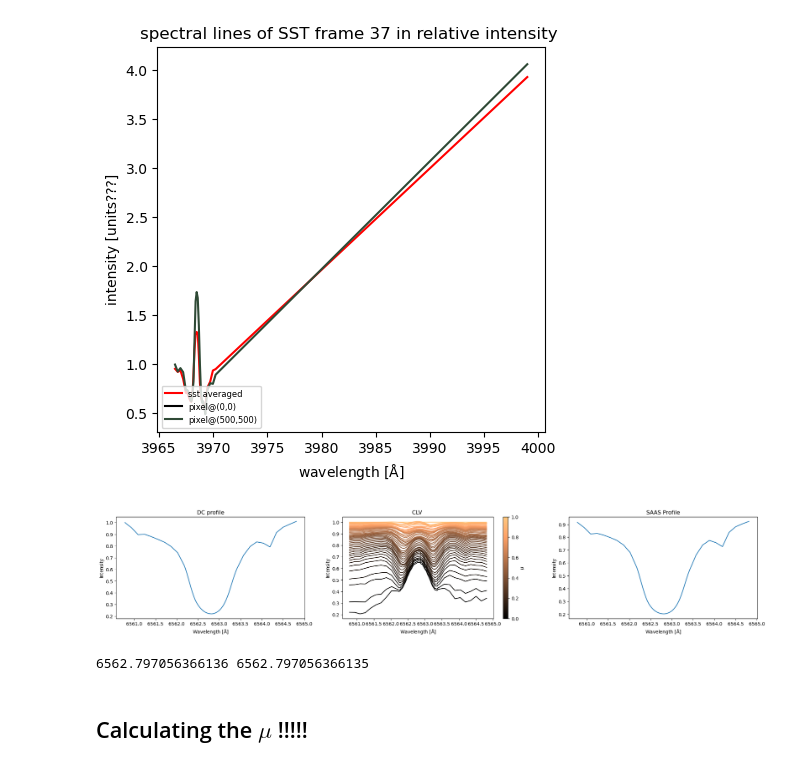
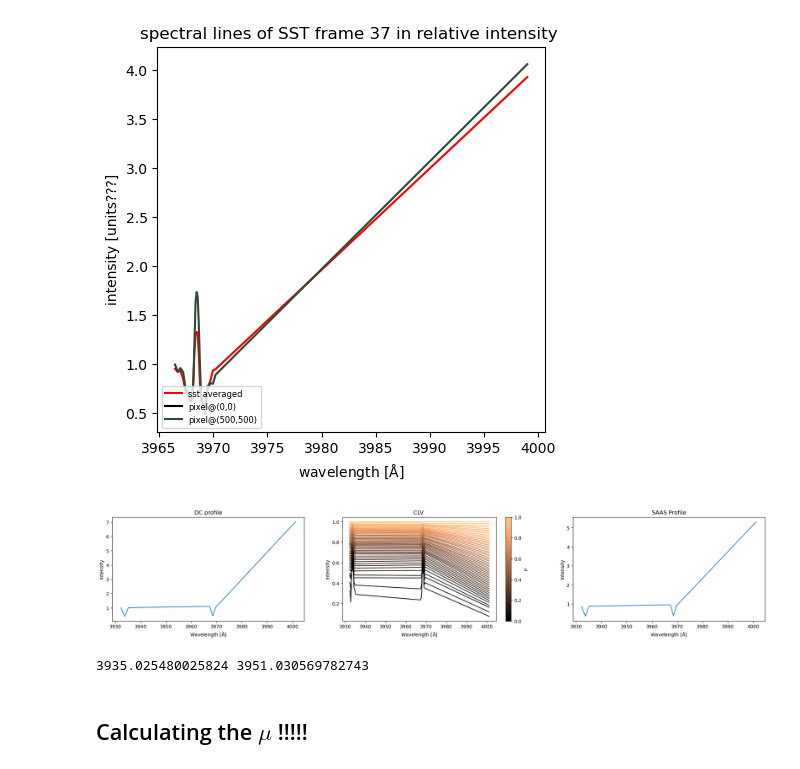
Before and after one commit to demichieldewilde/solar-flares, a Jupyter notebook: data/2023-06-09/saas_CaK23.ipynb, the cells around one changed output. Saved outputs shown, nothing was run; the diff lists cells and outputs as text; code cells hidden in the pictures.

```diff
--- a/data/2023-06-09/saas_CaK23.ipynb
+++ b/data/2023-06-09/saas_CaK23.ipynb
@@ -312,11 +315,11 @@ CaK.plot_integrate_spectr(frame, pixels=[[0,0],[500,500]])
 [figure]
 # %%
 reload(un)
-theor_CaK = un.linestudier('E:/solar flares/data/2017-09-06/fits/6563_clv.fits', atlas=None, nr=101)
+theor_CaK = un.linestudier('final_3950.npy', atlas=None, nr=101, neglect_atlas=True)
 print(np.median(theor_CaK.sst_wav), np.mean(theor_CaK.sst_wav))
 # %% [output]
-[figure, old version]
+[figure, new version]
-6562.797056366136 6562.797056366135
+3935.025480025824 3951.030569782743
 # %% [markdown]
 ## Calculating the $\mu$ !!!!!
 # %%
```
Also changed, not shown: parts of 20 cells of this notebook, 5 other files.
